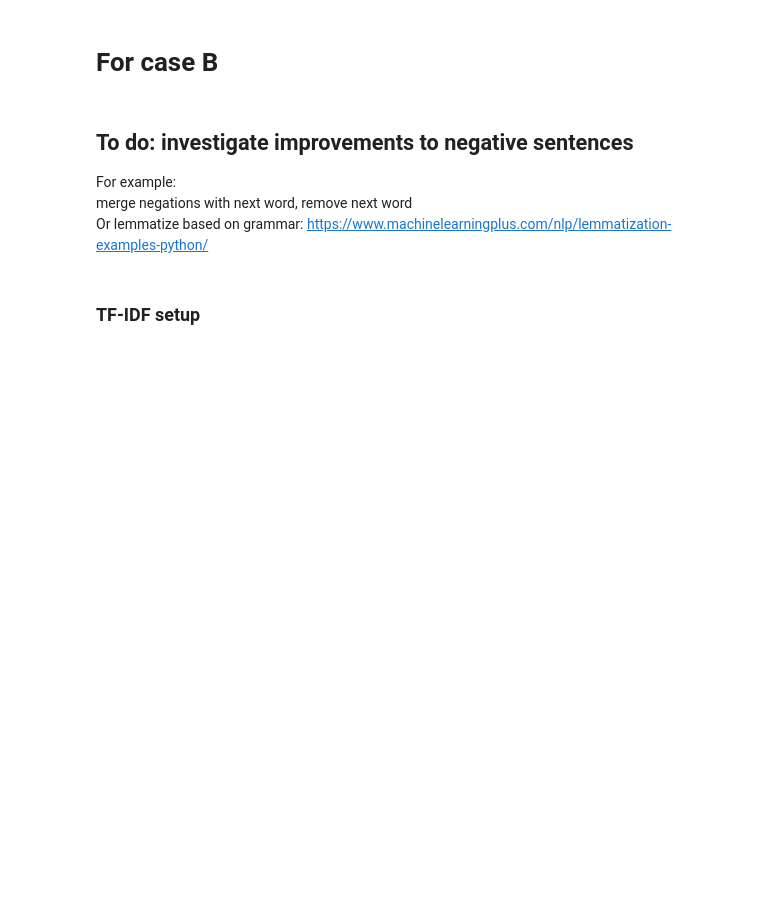
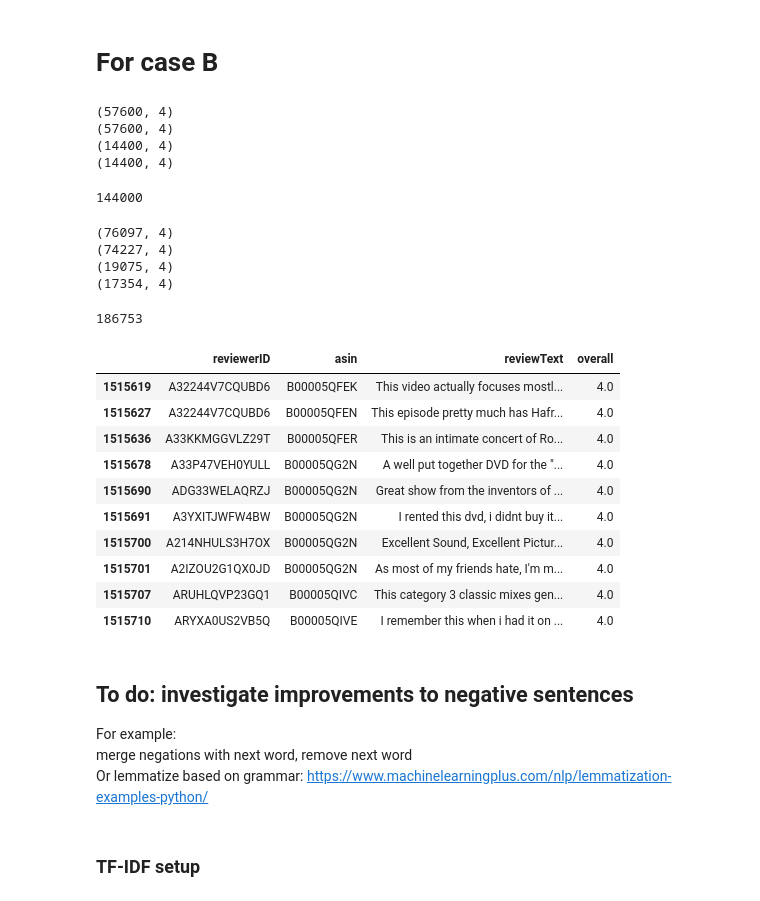
Before and after one commit to j-gd/movie_mood, a Jupyter notebook: src/pos_neg_modeling.ipynb, the cells around one changed output. Cells and saved outputs as stored; diff of their text form; code cells hidden in the pictures; blank space fills up the shorter version.

Commit message:
Run B pipe. Bug in number of reviews created by B for top 15pct subj

```diff
--- a/src/pos_neg_modeling.ipynb
+++ b/src/pos_neg_modeling.ipynb
@@ -161,12 +163,46 @@ if True:
         for j in ['positive','negative']:
             movie_reviews[i][j]['words'] = \
                 word_bag.create(movie_reviews[i][j]['reviewText'])
+# %%
+total = 0
+for i in ['train','test']:
+    for j in ['positive','negative']:
+        print(train_test_dic[i][j].shape)
+        total += train_test_dic[i][j].shape[0]
+total
+# %% [output]
+(57600, 4)
+(57600, 4)
+(14400, 4)
+(14400, 4)
+144000
 # %%
 total = 0
 for i in ['train','test']:
     for j in ['positive','negative']:
+        print(movie_reviews[i][j].shape)
         total += movie_reviews[i][j].shape[0]
 total
+# %% [output]
+(76097, 4)
+(74227, 4)
+(19075, 4)
+(17354, 4)
+186753
+# %%
+train_test_dic['train']['positive'].iloc[:,:]
+# %% [output]
+|  | reviewerID | asin | reviewText | overall |
+| 1515619 | A32244V7CQUBD6 | B00005QFEK | This video actually focuses mostl... | 4.0 |
+| 1515627 | A32244V7CQUBD6 | B00005QFEN | This episode pretty much has Hafr... | 4.0 |
+| 1515636 | A33KKMGGVLZ29T | B00005QFER | This is an intimate concert of Ro... | 4.0 |
+| 1515678 | A33P47VEH0YULL | B00005QG2N | A well put together DVD for the "... | 4.0 |
+| 1515690 | ADG33WELAQRZJ | B00005QG2N | Great show from the inventors of ... | 4.0 |
+| 1515691 | A3YXITJWFW4BW | B00005QG2N | I rented this dvd, i didnt buy it... | 4.0 |
+| 1515700 | A214NHULS3H7OX | B00005QG2N | Excellent Sound, Excellent Pictur... | 4.0 |
+| 1515701 | A2IZOU2G1QX0JD | B00005QG2N | As most of my friends hate, I'm m... | 4.0 |
+| 1515707 | ARUHLQVP23GQ1 | B00005QIVC | This category 3 classic mixes gen... | 4.0 |
+| 1515710 | ARYXA0US2VB5Q | B00005QIVE | I remember this when i had it on ... | 4.0 |
 # %% [markdown]
 ## To do: investigate improvements to negative sentences
 For example:
```
Also changed, not shown: parts of 9 cells of this notebook, 2 other files.
